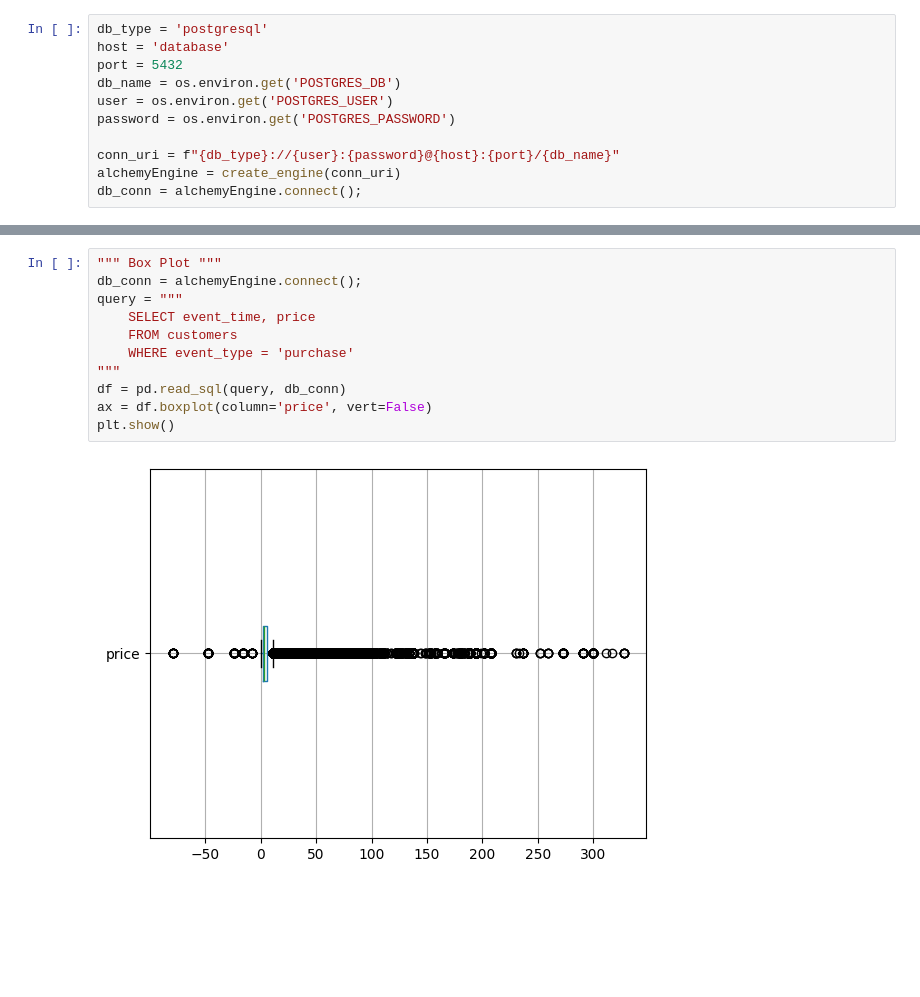
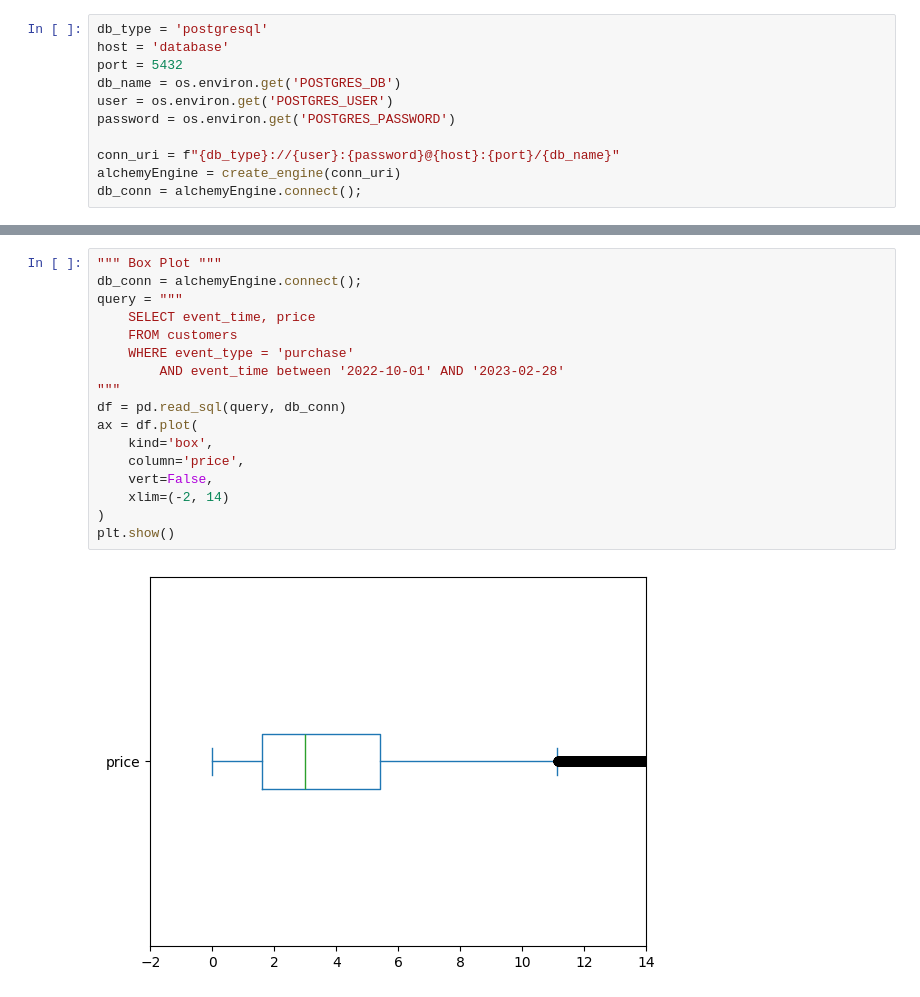
Before and after one commit to viruskizz/42bangkok-datascience-piscine, a Jupyter notebook: ds02/ex02/mustache.ipynb, the cells around one changed output, grey strips where cells are left out. Cells and saved outputs as stored; diff of their text form; blank space fills up the shorter version.

```diff
--- a/ds02/ex02/mustache.ipynb
+++ b/ds02/ex02/mustache.ipynb
@@ -77,13 +78,19 @@ max    3.277800e+02
 # %%
 """ Box Plot """
 db_conn = alchemyEngine.connect();
 query = """
     SELECT event_time, price
     FROM customers
     WHERE event_type = 'purchase'
+        AND event_time between '2022-10-01' AND '2023-02-28'
 """
 df = pd.read_sql(query, db_conn)
-ax = df.boxplot(column='price', vert=False)
+ax = df.plot(
+    kind='box',
+    column='price',
+    vert=False,
+    xlim=(-2, 14)
+)
 plt.show()
 # %% [output]
-[figure, old version]
+[figure, new version]
```
Also changed, not shown: parts of 3 cells of this notebook, 3 other files.
